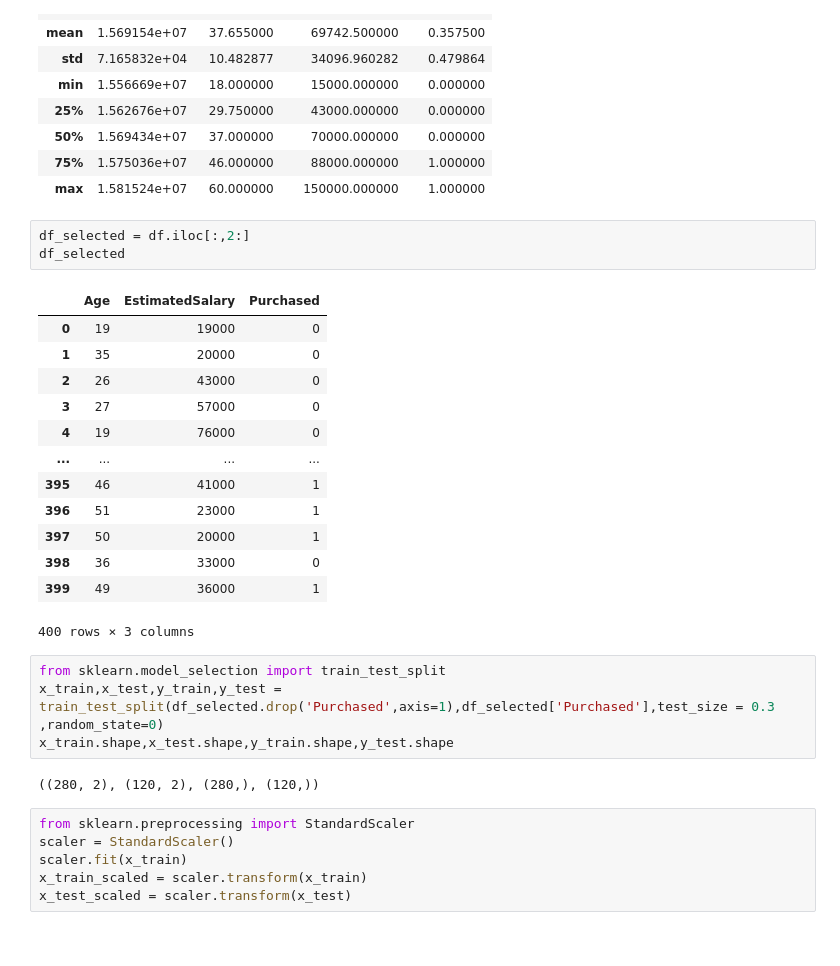
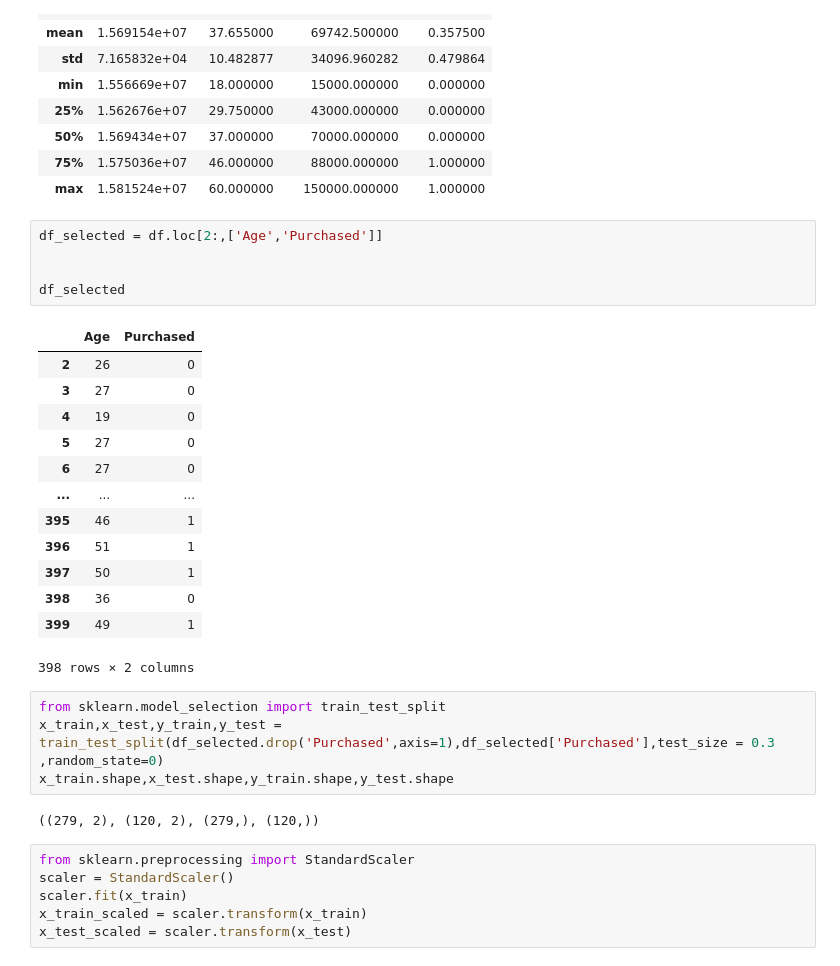
Before and after one commit to rxdrxksh01/ml-notes-and-experiments, a Jupyter notebook: campus_x/codes/standariationl24.ipynb, the cells around one changed output. Saved outputs shown, nothing was run; the diff lists cells and outputs as text.

```diff
--- a/campus_x/codes/standariationl24.ipynb
+++ b/campus_x/codes/standariationl24.ipynb
@@ -41,28 +41,30 @@ df.describe()
 | 75% | 1.575036e+07 | 46.000000 | 88000.000000 | 1.000000 |
 | max | 1.581524e+07 | 60.000000 | 150000.000000 | 1.000000 |
 # %%
-df_selected = df.iloc[:,2:]
+df_selected = df.loc[2:,['Age','Purchased']]
+
+
 df_selected
 # %% [output]
-|  | Age | EstimatedSalary | Purchased |
-| 0 | 19 | 19000 | 0 |
-| 1 | 35 | 20000 | 0 |
-| 2 | 26 | 43000 | 0 |
-| 3 | 27 | 57000 | 0 |
-| 4 | 19 | 76000 | 0 |
-| ... | ... | ... | ... |
-| 395 | 46 | 41000 | 1 |
-| 396 | 51 | 23000 | 1 |
-| 397 | 50 | 20000 | 1 |
-| 398 | 36 | 33000 | 0 |
-| 399 | 49 | 36000 | 1 |
+|  | Age | Purchased |
+| 2 | 26 | 0 |
+| 3 | 27 | 0 |
+| 4 | 19 | 0 |
+| 5 | 27 | 0 |
+| 6 | 27 | 0 |
+| ... | ... | ... |
+| 395 | 46 | 1 |
+| 396 | 51 | 1 |
+| 397 | 50 | 1 |
+| 398 | 36 | 0 |
+| 399 | 49 | 1 |
-400 rows × 3 columns
+398 rows × 2 columns
 # %%
 from sklearn.model_selection import train_test_split
 x_train,x_test,y_train,y_test = train_test_split(df_selected.drop('Purchased',axis=1),df_selected['Purchased'],test_size = 0.3 ,random_state=0)
 x_train.shape,x_test.shape,y_train.shape,y_test.shape
 # %% [output]
-((280, 2), (120, 2), (280,), (120,))
+((279, 2), (120, 2), (279,), (120,))
 # %%
 from sklearn.preprocessing import StandardScaler
 scaler = StandardScaler()
```
Also changed, not shown: parts of 8 cells of this notebook, 5 other files.
